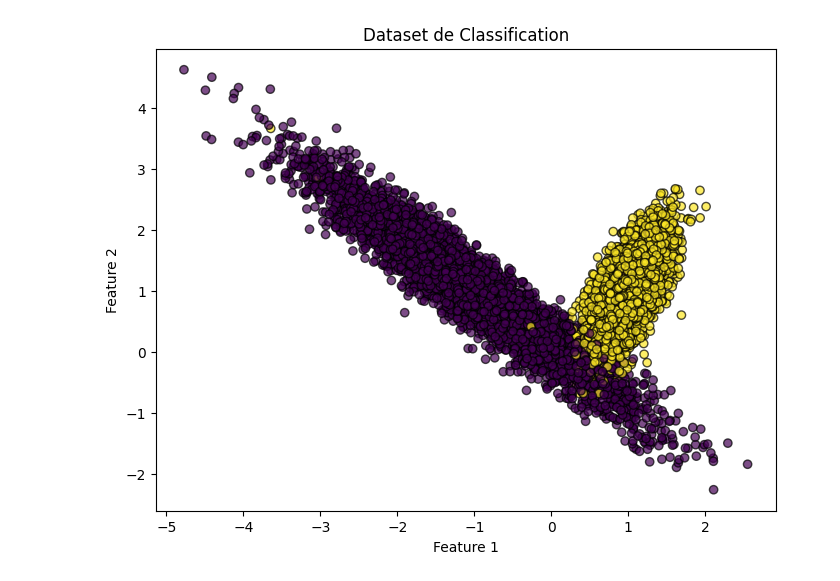
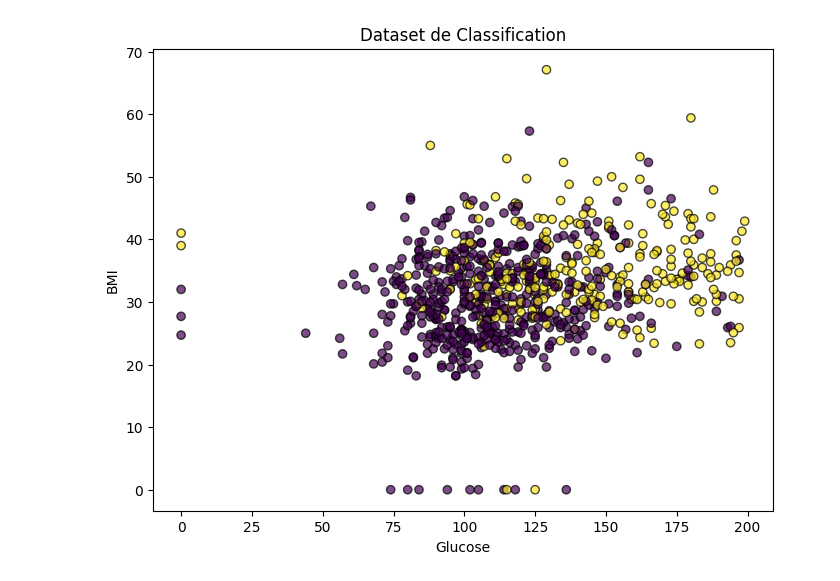
Before and after one commit to ahmedkakiAK/Bayesian_stats_project, a Jupyter notebook: Notebook.ipynb, the cells around one changed output. Drawn from its saved outputs; the diff is of its cells as text; code cells hidden in the pictures.

```diff
--- a/Notebook.ipynb
+++ b/Notebook.ipynb
@@ -7,0 +11,3 @@ import torch.nn as nn
+# %%
+df = pd.read_csv('diabetes.csv')
+df.head()
@@ -8,22 +87,16 @@ import torch.nn as nn
 # %%
-# Générer un dataset de classification à 2 classes
-X, y = make_classification(n_samples=10000, n_features=2, n_classes=2,
-                           n_informative=2, n_redundant=0, n_clusters_per_class=1, random_state=42)
+X, y = df[['Glucose', 'BMI']], df['Outcome']
 
 # Convertir en tensor pour PyTorch
-X_tensor = torch.tensor(X, dtype=torch.float32)
-y_tensor = torch.tensor(y, dtype=torch.long)
-
-# Créer un DataLoader PyTorch pour l'entraînement
-dataset = TensorDataset(X_tensor, y_tensor)
-dataloader = DataLoader(dataset, batch_size=32, shuffle=True)
+X_tensor = torch.tensor(X.values).type(torch.float)
+y_tensor = torch.tensor(y.values).type(torch.long)
 
 # Visualiser le dataset
 plt.figure(figsize=(8, 6))
-plt.scatter(X[:, 0], X[:, 1], c=y, cmap='viridis', edgecolor='k', alpha=0.7)
+plt.scatter(X_tensor[:, 0], X_tensor[:, 1], c=y, cmap='viridis', edgecolor='k', alpha=0.7)
 plt.title("Dataset de Classification")
-plt.xlabel("Feature 1")
-plt.ylabel("Feature 2")
+plt.xlabel("Glucose")
+plt.ylabel("BMI")
 plt.show()
 # %% [output]
-[figure, old version]
+[figure, new version]
```
Also changed, not shown: parts of 16 cells of this notebook, 3 other files.
